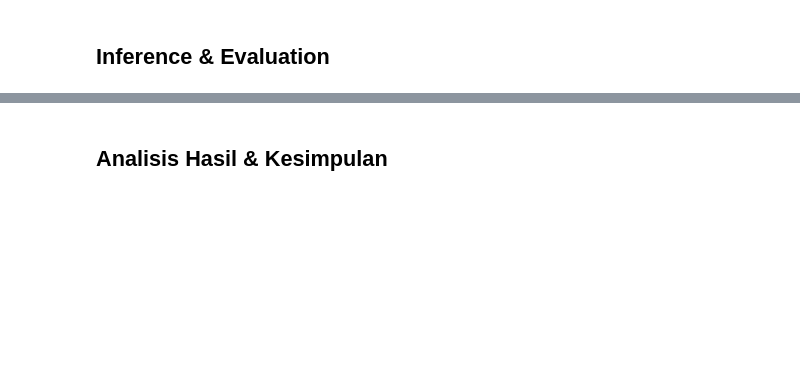
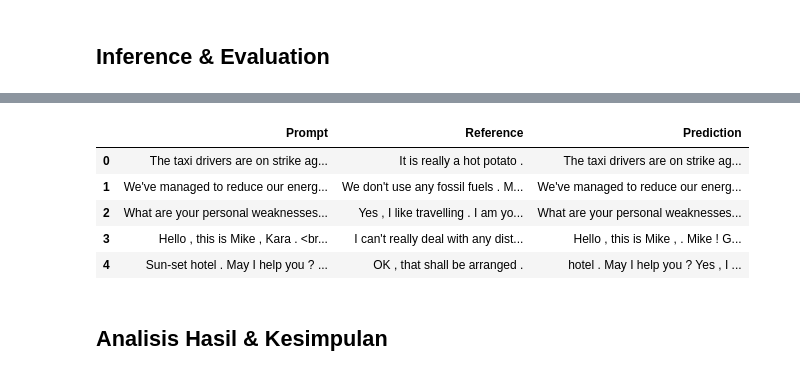
Before and after one commit to xmriz/Tugas-IF5250-Mini-Transformer, a Jupyter notebook: notebook.ipynb, the cells around one changed output, grey strips where cells are left out. Cells and saved outputs as stored; diff of their text form; code cells hidden in the pictures; blank space fills up the shorter version.

```diff
--- a/notebook.ipynb
+++ b/notebook.ipynb
@@ -388,3 +439,36 @@ for i in range(5):
+# %%
+# Ambil 5 contoh pertama
+examples    = test_raw[:5]
+prompts     = ["<br>".join(conv[:-1]) for conv in examples]  # gunakan <br> sebagai pemisah
+references  = refs[:5]
+predictions = preds[:5]
+
+# Buat DataFrame
+df_examples = pd.DataFrame({
+    "Prompt":     prompts,
+    "Reference":  references,
+    "Prediction": predictions
+})
+
+# Atur style agar teks panjang ter‐bungkus, tabel melebar, dan HTML tidak di-escape
+styles = [
+    {"selector": "th",    "props": [("text-align", "left"), ("font-weight", "bold")]},
+    {"selector": "td",    "props": [("text-align", "left"), ("white-space", "pre-wrap")]},
+    {"selector": "table", "props": [("width", "100%"), ("table-layout", "fixed")]},
+]
+
+# Siapkan Styler tanpa escape HTML
+styler = df_examples.style.set_table_styles(styles).set_properties(**{"white-space":"pre-wrap"}).format(escape="html")
+
+# Tampilkan
+display(HTML(styler.to_html()))
+# %% [output]
+|  | Prompt | Reference | Prediction |
+| 0 | The taxi drivers are on strike ag... | It is really a hot potato . | The taxi drivers are on strike ag... |
+| 1 | We've managed to reduce our energ... | We don't use any fossil fuels . M... | We've managed to reduce our energ... |
+| 2 | What are your personal weaknesses... | Yes , I like travelling . I am yo... | What are your personal weaknesses... |
+| 3 | Hello , this is Mike , Kara . <br... | I can't really deal with any dist... | Hello , this is Mike , . Mike ! G... |
+| 4 | Sun-set hotel . May I help you ? ... | OK , that shall be arranged . | hotel . May I help you ? Yes , I ... |
 # %% [markdown]
 ## **Analisis Hasil & Kesimpulan**
 # %%
```
Also changed, not shown: parts of 14 cells of this notebook, 1 other file.
